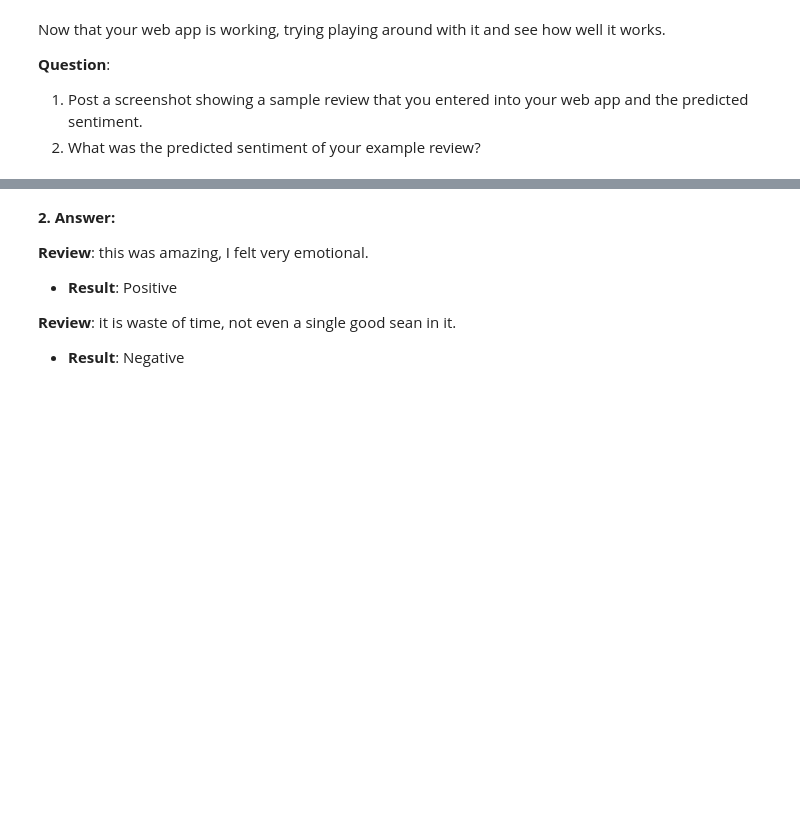
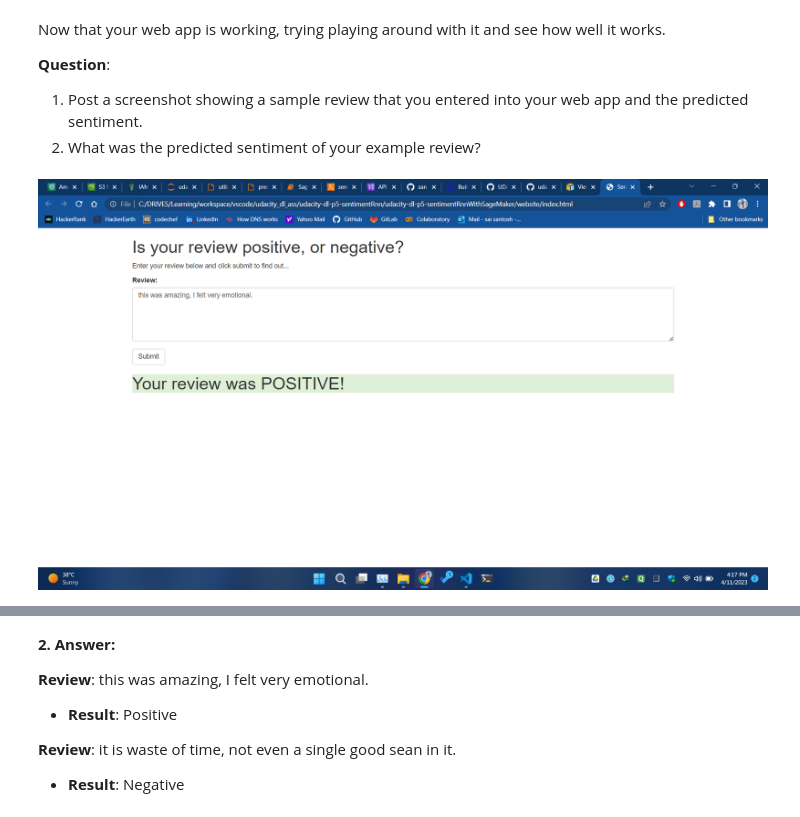
Before and after one commit to san-alex/udacity-dl-p5-sentimentRnnWithSageMaker, a Jupyter notebook: SageMaker Project.ipynb, the cells around one changed output, grey strips where cells are left out. Saved outputs shown, nothing was run; the diff lists cells and outputs as text; code cells hidden in the pictures; blank space fills up the shorter version.

```diff
--- a/SageMaker Project.ipynb
+++ b/SageMaker Project.ipynb
@@ -724,7 +895,7 @@ Now that your web app is working, trying playing around with it and see how well
 # %%
 # 1. Upload screenshot and run this cell to display it
 from IPython.display import Image
 
-images = []
-for image in images:
-    Image(filename=image) # change the screenshot filename
+Image(filename='images/pos.png')
+# %% [output]
+[figure, added]
```
Also changed, not shown: parts of 27 cells of this notebook, 5 other files.
